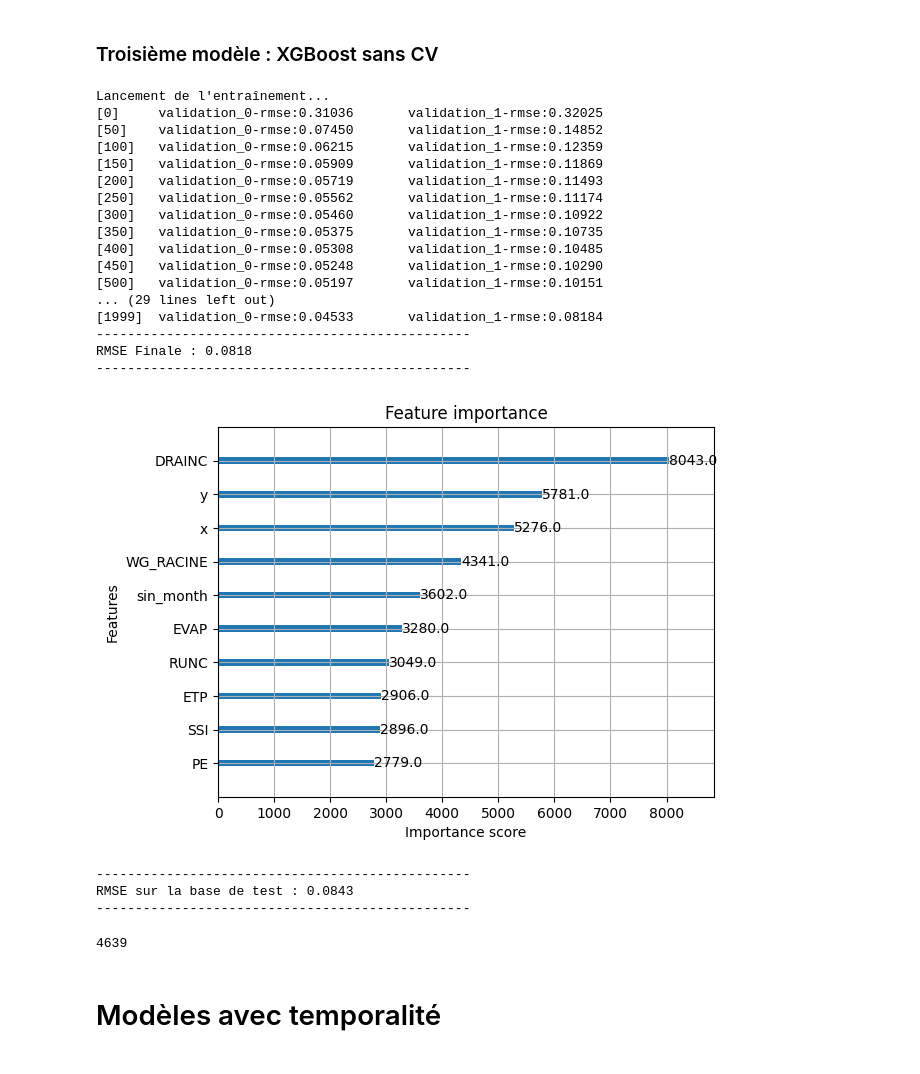
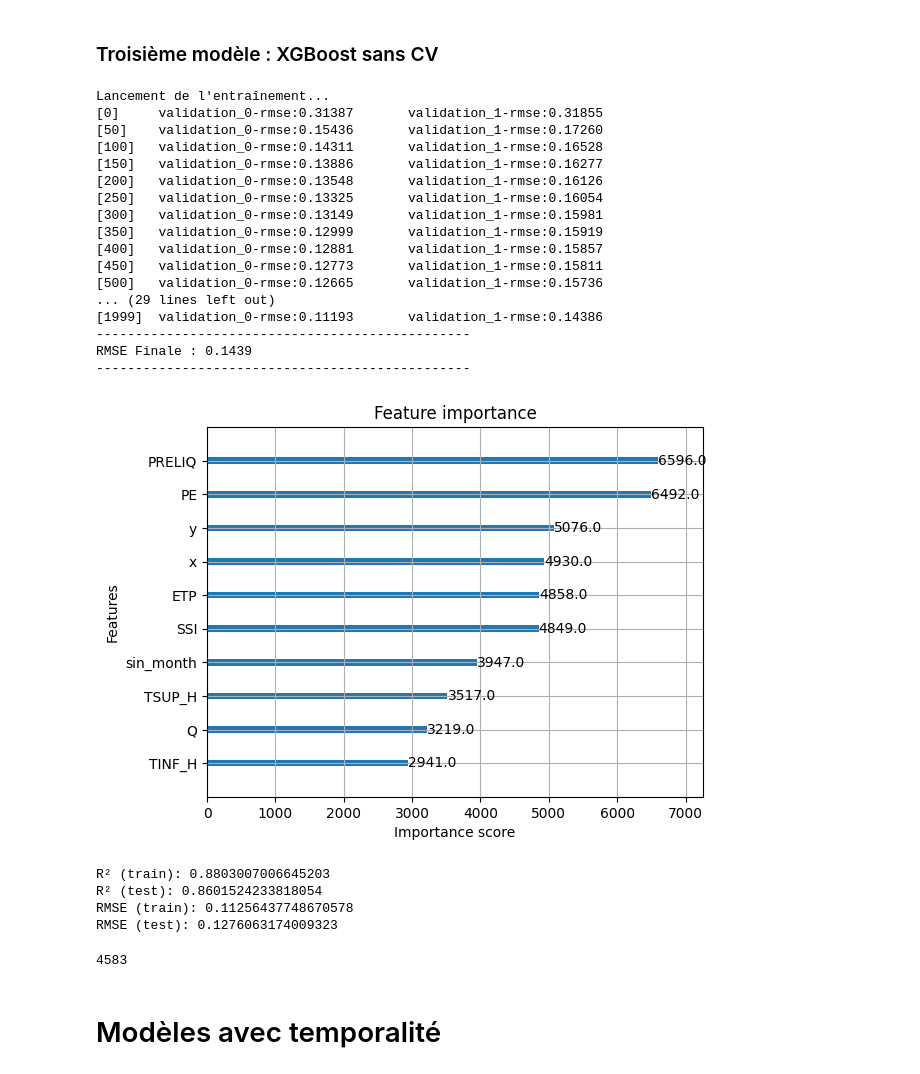
Before and after one commit to Lanouraf/Climate_Risk_Project_SWI_MS_A, a Jupyter notebook: modelisation.ipynb, the cells around one changed output. Drawn from its saved outputs; the diff is of its cells as text; code cells hidden in the pictures.

```diff
--- a/modelisation.ipynb
+++ b/modelisation.ipynb
@@ -93,12 +93,9 @@ y = gdf["SWI_UNIF_MENS"]
 meteo_vars = [
     "T", "Q", "FF",
     "PRENEI", "PRELIQ",
-    "SSI", "DLI",
-    "EVAP", "ETP",
-    "PE", "DRAINC", "RUNC",
+    "SSI", "DLI", "ETP", "PE",
     "RESR_NEIGE", "RESR_NEIGE6",
     "HTEURNEIGE", "HTEURNEIGE6", "HTEURNEIGEX",
     "SNOW_FRAC", "ECOULEMENT",
-    "WG_RACINE", "WGI_RACINE",
     "TINF_H", "TSUP_H"
 ]
@@ -316,7 +314,7 @@ y_val = y_train[masque_val]
 # ==========================================
 # 3. ENTRAÎNEMENT DU MODÈLE
 # ==========================================
-model = xgb.XGBRegressor(
+model_xgb = xgb.XGBRegressor(
     n_estimators=2000,
     learning_rate=0.05,
     max_depth=5,
@@ -327,72 +325,75 @@ model = xgb.XGBRegressor(
     subsample=0.7,
     min_child_weight=50,
 )
 
 print("Lancement de l'entraînement...")
 
 # On garde eval_set ici, car le modèle a besoin des données de test
 # pour savoir quand s'arrêter, mais on enlève le paramètre early_stopping_rounds.
-model.fit(
+model_xgb.fit(
     X_train, y_train,
     eval_set=[(X_train_train, y_train_train), (X_val, y_val)],
     verbose=50
 )
 
 # ==========================================
 # 4. ÉVALUATION
 # ==========================================
-preds_val = model.predict(X_val)
+preds_val = model_xgb.predict(X_val)
 rmse_val = metrics.root_mean_squared_error(y_val, preds_val)
 
 print("------------------------------------------------")
 print(f"RMSE Finale : {rmse_val:.4f}")
 print("------------------------------------------------")
 
 # Optionnel : Voir quelles variables sont importantes
 import matplotlib.pyplot as plt
-xgb.plot_importance(model, max_num_features=10)
+xgb.plot_importance(model_xgb, max_num_features=10)
 plt.show()
 # %% [output]
 Lancement de l'entraînement...
-[0]     validation_0-rmse:0.31036       validation_1-rmse:0.32025
-[50]    validation_0-rmse:0.07450       validation_1-rmse:0.14852
-[100]   validation_0-rmse:0.06215       validation_1-rmse:0.12359
-[150]   validation_0-rmse:0.05909       validation_1-rmse:0.11869
-[200]   validation_0-rmse:0.05719       validation_1-rmse:0.11493
-[250]   validation_0-rmse:0.05562       validation_1-rmse:0.11174
-[300]   validation_0-rmse:0.05460       validation_1-rmse:0.10922
-[350]   validation_0-rmse:0.05375       validation_1-rmse:0.10735
-[400]   validation_0-rmse:0.05308       validation_1-rmse:0.10485
-[450]   validation_0-rmse:0.05248       validation_1-rmse:0.10290
-[500]   validation_0-rmse:0.05197       validation_1-rmse:0.10151
+[0]     validation_0-rmse:0.31387       validation_1-rmse:0.31855
+[50]    validation_0-rmse:0.15436       validation_1-rmse:0.17260
+[100]   validation_0-rmse:0.14311       validation_1-rmse:0.16528
+[150]   validation_0-rmse:0.13886       validation_1-rmse:0.16277
+[200]   validation_0-rmse:0.13548       validation_1-rmse:0.16126
+[250]   validation_0-rmse:0.13325       validation_1-rmse:0.16054
+[300]   validation_0-rmse:0.13149       validation_1-rmse:0.15981
+[350]   validation_0-rmse:0.12999       validation_1-rmse:0.15919
+[400]   validation_0-rmse:0.12881       validation_1-rmse:0.15857
+[450]   validation_0-rmse:0.12773       validation_1-rmse:0.15811
+[500]   validation_0-rmse:0.12665       validation_1-rmse:0.15736
 ... (29 lines left out)
-[1999]  validation_0-rmse:0.04533       validation_1-rmse:0.08184
+[1999]  validation_0-rmse:0.11193       validation_1-rmse:0.14386
 ------------------------------------------------
-RMSE Finale : 0.0818
+RMSE Finale : 0.1439
 ------------------------------------------------
-[figure, old version]
+[figure, new version]
 # %%
 ### Prédiction avec le XGBoost ###
 
 
 # Prédiction sur la base de test
-preds_test = model.predict(X_test)
-rmse_test = metrics.root_mean_squared_error(y_test, preds_test)
+preds_test_xgb = model_xgb.predict(X_test)
+rmse_test_xgb = metrics.root_mean_squared_error(y_test, preds_test_xgb)
 
-print("------------------------------------------------")
-print(f"RMSE sur la base de test : {rmse_test:.4f}")
-print("------------------------------------------------")
+# Affichage des résultats
+print("R² (train):", model_xgb.score(X_train, y_train))
+print("R² (test):", model_xgb.score(X_test, y_test))
+print("RMSE (train):", metrics.root_mean_squared_error(y_train, model_xgb.predict(X_train)))
+print("RMSE (test):", rmse_test_xgb)
 # %% [output]
-------------------------------------------------
-RMSE sur la base de test : 0.0843
-------------------------------------------------
+R² (train): 0.8803007006645203
+R² (test): 0.8601524233818054
+RMSE (train): 0.11256437748670578
+RMSE (test): 0.1276063174009323
 # %%
 ### Suppression des bases d'entraînement et de test pour libérer de la mémoire ###
 
 del train, test, X_train, X_train_train, X_val, X_test, y_train, y_train_train, y_val, y_test
 gc.collect()
 # %% [output]
-4639
+4583
 # %% [markdown]
 # Modèles avec temporalité
 # %% [markdown]
```
Also changed, not shown: parts of 25 cells of this notebook, 2 other files.
